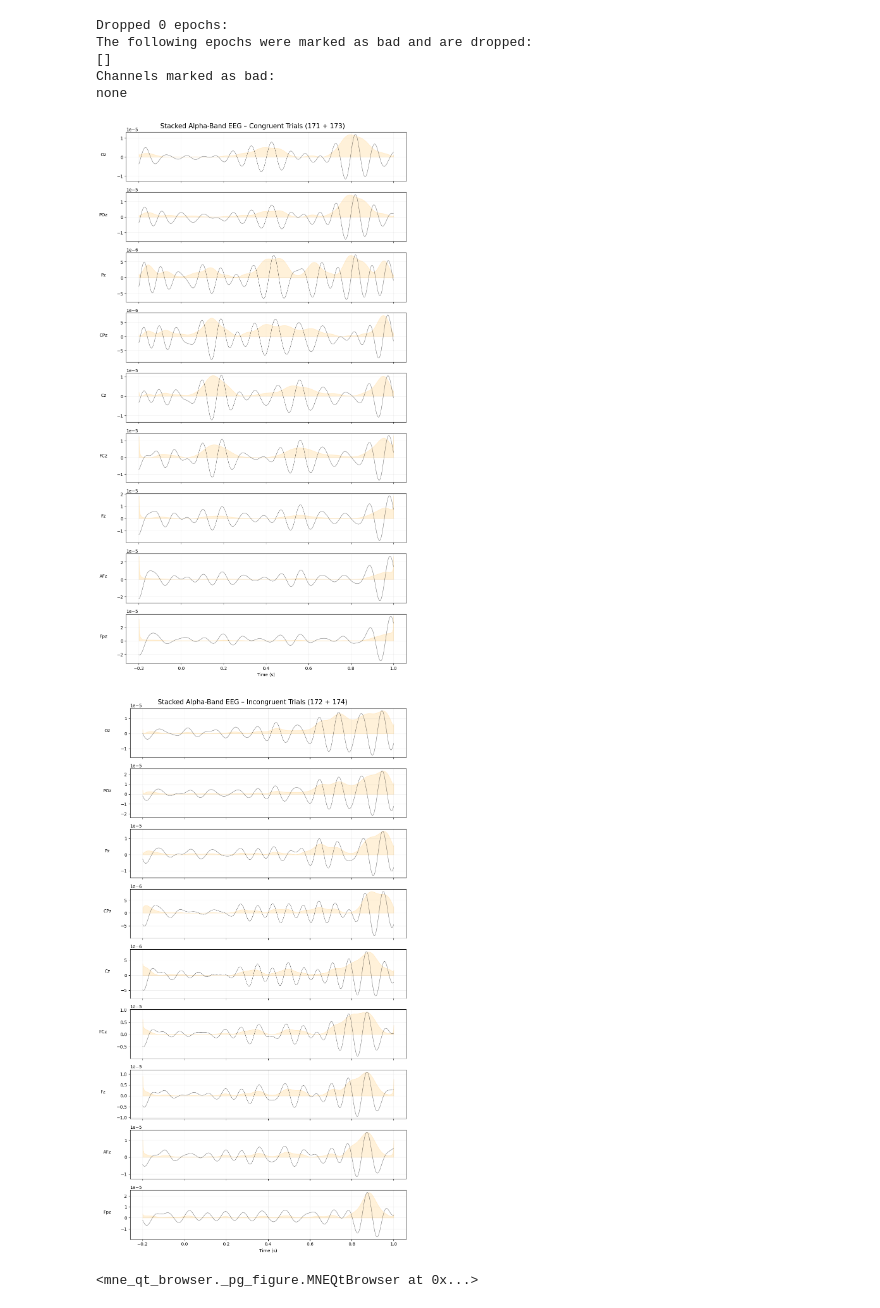
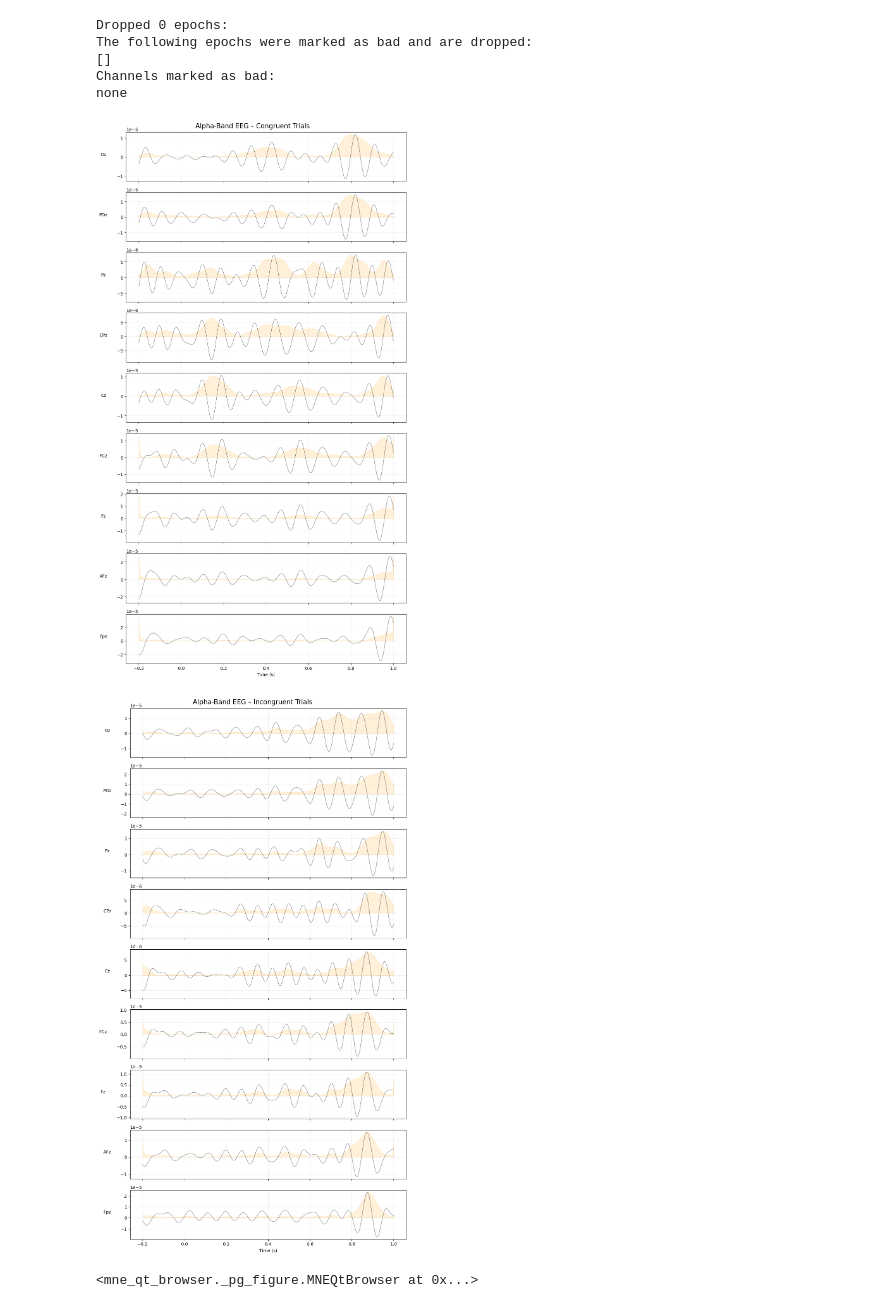
Before and after one commit to P-Punyawat/Gender-name-priming-task, a Jupyter notebook: neuromarketing-priming/alpha analysis.ipynb, the cells around one changed output. Cells and saved outputs as stored; diff of their text form; code cells hidden in the pictures.

```diff
--- a/neuromarketing-priming/alpha analysis.ipynb
+++ b/neuromarketing-priming/alpha analysis.ipynb
@@ -272,37 +272,37 @@ def plot_group(epo, title):
             # Hilbert envelope
             analytic = hilbert(sig)
             amp = np.abs(analytic)
             power = amp ** 2
             power_norm = power / (power.max() + 1e-12)
 
             # shadow
             ax.fill_between(
                 times,
                 0,
                 power_norm * sig.max(),
                 color='orange',
                 alpha=0.15
             )
 
             # trace
             ax.plot(times, sig, color='black', alpha=0.6, linewidth=0.7)
 
         ax.set_ylabel(ch, rotation=0, labelpad=30, fontsize=10)
         ax.grid(True, alpha=0.2)
 
     axes[-1].set_xlabel("Time (s)")
     fig.suptitle(title, fontsize=15)
     plt.tight_layout()
     plt.show()
 
 
 # ---------- PLOT BOTH CONDITIONS ----------------
 
-plot_group(epochs_cong, "Stacked Alpha-Band EEG – Congruent Trials (171 + 173)")
-plot_group(epochs_incong, "Stacked Alpha-Band EEG – Incongruent Trials (172 + 174)")
+plot_group(epochs_cong, "Alpha-Band EEG – Congruent Trials")
+plot_group(epochs_incong, "Alpha-Band EEG – Incongruent Trials")
 # %% [output]
-[figure, old version]
+[figure, new version]
-[figure, old version]
+[figure, new version]
 # %%
 epochs['M-cong'].plot(picks=['Fz','AFz','Fpz'])
 # %% [output]
```
